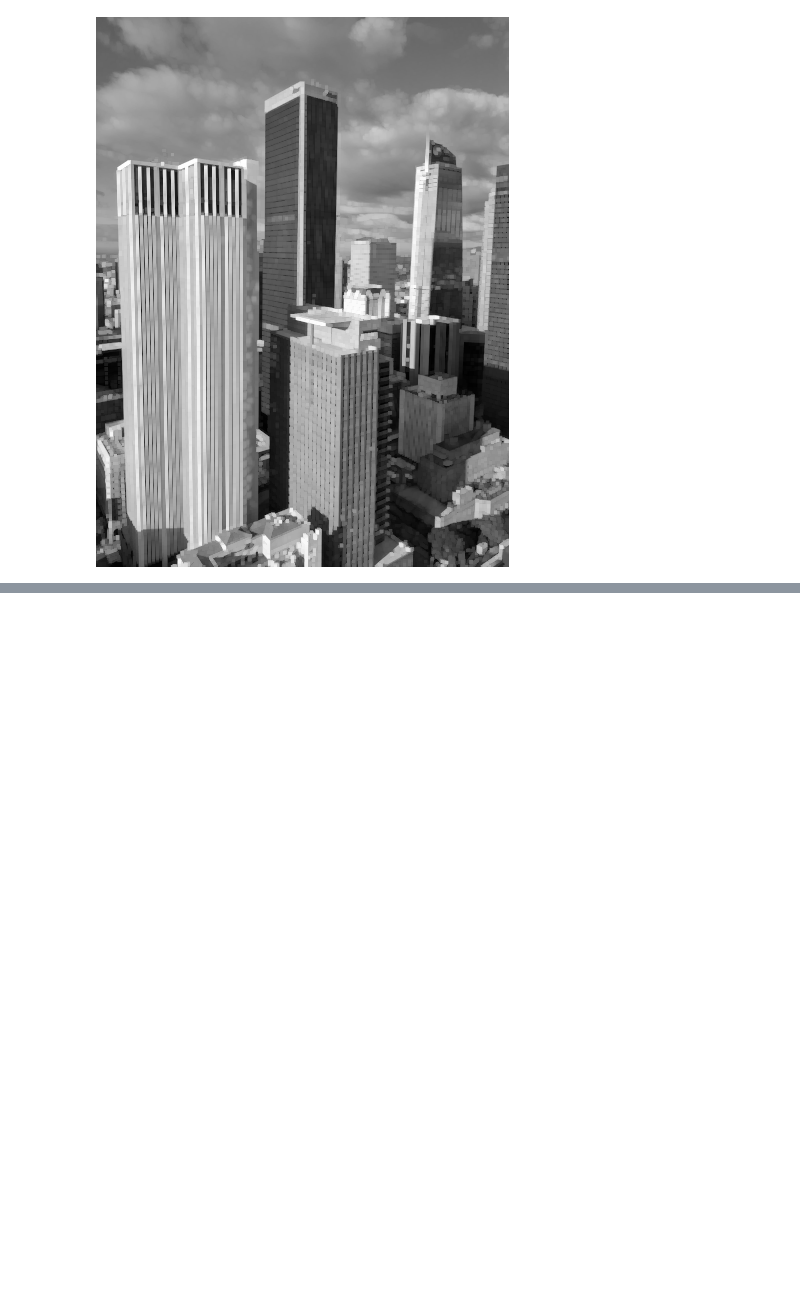
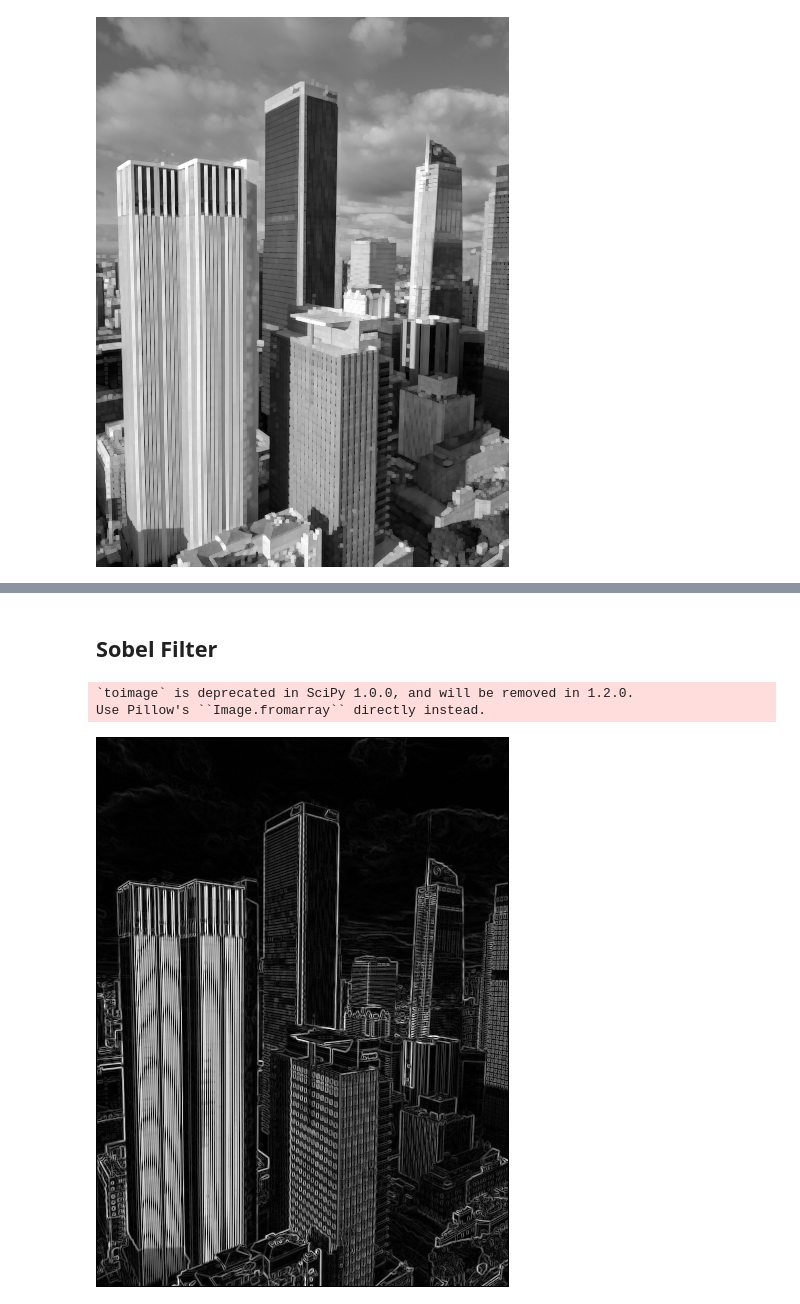
Before and after one commit to ednmolina/Image-Processing, a Jupyter notebook: Image Processing.ipynb, the cells around one changed output, grey strips where cells are left out. Cells and saved outputs as stored; diff of their text form; code cells hidden in the pictures; blank space fills up the shorter version.

```diff
--- a/Image Processing.ipynb
+++ b/Image Processing.ipynb
@@ -94,0 +181,18 @@ maxfiltered
+# %% [markdown]
+## Sobel Filter
+# %%
+# Open an image an convert to greyscale
+image = Image.open('/Users/edenmolina/Documents/Image-Processing/DTLA.png').convert('L')
+# %%
+# Performing the Sobel Filter
+sobelfiltered_array = filters.sobel(image)
+
+# Convert array to image
+# sobelfiltered = Image.fromarray(sobelfiltered_array)
+sobelfiltered = misc.toimage(sobelfiltered_array)
+sobelfiltered.save('/Users/edenmolina/Documents/Image-Processing/Outputs/C4SobelFilter.png')
+sobelfiltered
+# %% [output]
+`toimage` is deprecated in SciPy 1.0.0, and will be removed in 1.2.0.
+Use Pillow's ``Image.fromarray`` directly instead.
+[figure, added]
```
Also changed, not shown: parts of 17 cells of this notebook, 3 other files.
